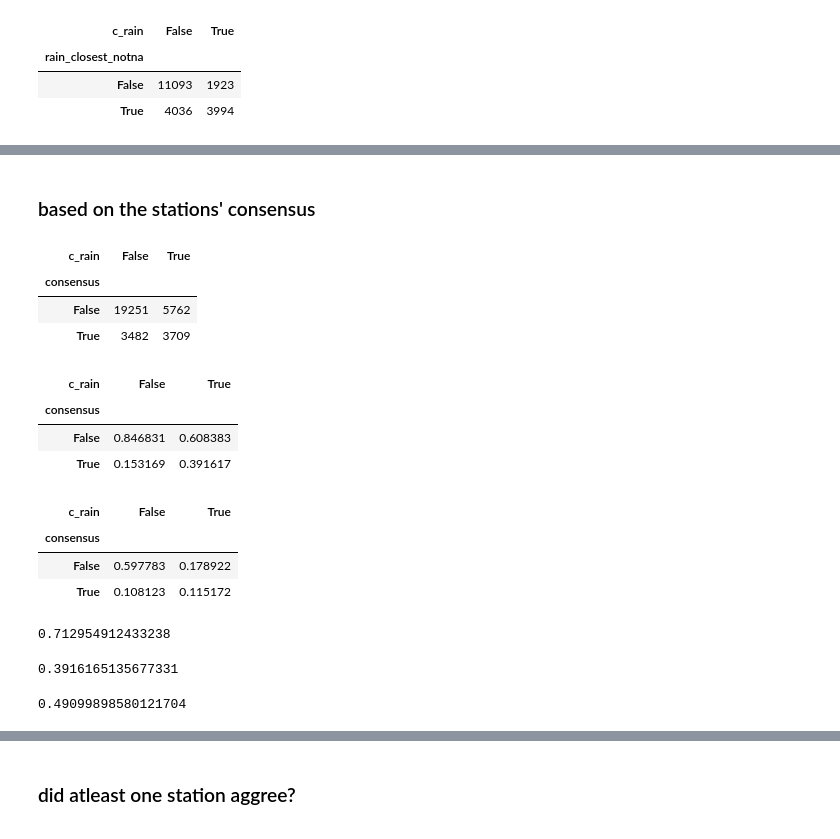
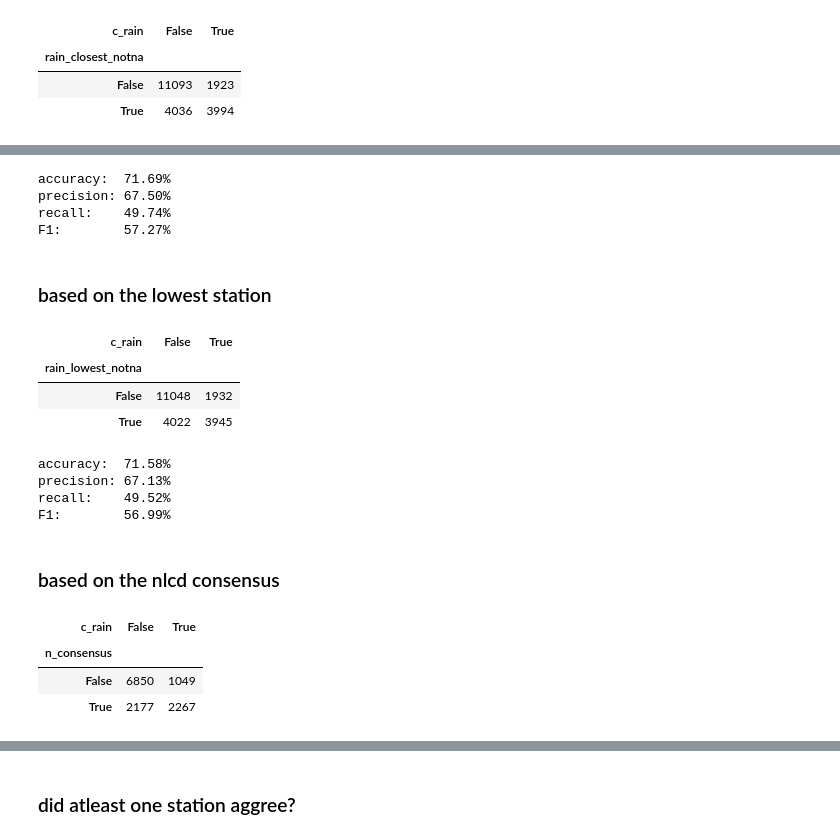
Before and after one commit to DataKind-DC/audubon-cbc, a Jupyter notebook: notebooks/2.1-he-rain-analysis.ipynb, the cells around one changed output, grey strips where cells are left out. Saved outputs shown, nothing was run; the diff lists cells and outputs as text; code cells hidden in the pictures.

Commit message:
done with rain? now for snow...

```diff
--- a/notebooks/2.1-he-rain-analysis.ipynb
+++ b/notebooks/2.1-he-rain-analysis.ipynb
@@ -187,6 +187,9 @@ def rain_calc(dfg):
         'n_num_true' : n_num_true,
 
         'p' : num_true / num_notna if (num_notna > 0) else np.NaN,
+        'e_p' : e_num_true / e_num_notna if (e_num_notna > 0) else np.NaN,
+        'n_p' : n_num_true / n_num_notna if (n_num_notna > 0) else np.NaN,
+
 #         'rain_closest' : dfg.loc[[dfg.distance.idxmin()]].s_rain.iloc[0] if (num > 0) else pd.NA,
 #         'rain_closest_notna' : dfg.loc[[dfg.loc[~is_na, 'distance'].idxmin()]].s_rain.iloc[0] if (num_notna > 0) else pd.NA,
         'rain_closest' : dfg.loc[dfg.distance.idxmin(), 's_rain'] if (num > 0) else pd.NA,
@@ -198,13 +201,19 @@ def rain_calc(dfg):
 # %%
 circle_data = g.apply(rain_calc)
 # %%
-circle_data = circle_data.join(circle_obs)
+circle_data = circle_obs.join(circle_data)
 # %%
 # if the stations couldnt agree (p ∈ [1-AGREEMENT_THRESHOLD, AGREEMENT_THRESHOLD]) or p is NaN, set the consenus to NaN as well
 circle_data['consensus'] = np.where(((circle_data.p >= (1-AGREEMENT_THRESHOLD)) & (circle_data.p <= AGREEMENT_THRESHOLD)) | circle_data.p.isna(),
                                      pd.NA, circle_data.p >= AGREEMENT_THRESHOLD)
+
+circle_data['e_consensus'] = np.where(((circle_data.e_p >= (1-AGREEMENT_THRESHOLD)) & (circle_data.e_p <= AGREEMENT_THRESHOLD)) | circle_data.e_p.isna(),
+                                     pd.NA, circle_data.e_p >= AGREEMENT_THRESHOLD)
+
+circle_data['n_consensus'] = np.where(((circle_data.n_p >= (1-AGREEMENT_THRESHOLD)) & (circle_data.n_p <= AGREEMENT_THRESHOLD)) | circle_data.n_p.isna(),
+                                     pd.NA, circle_data.n_p >= AGREEMENT_THRESHOLD)
 # %%
-for c in ['consensus', 'rain_closest', 'rain_closest_notna', 'rain_lowest', 'rain_lowest_notna']:
+for c in ['consensus', 'e_consensus', 'n_consensus', 'rain_closest', 'rain_closest_notna', 'rain_lowest', 'rain_lowest_notna']:
     circle_data[c] = circle_data[c].astype('boolean')
 # %% [markdown]
 ## total stats
@@ -544,43 +773,34 @@ re
+# %%
+crosstab_metrics(actl)
+# %% [output]
+accuracy:  71.69%
+precision: 67.50%
+recall:    49.74%
+F1:        57.27%
+# %% [markdown]
+### based on the lowest station
+# %%
+actl = pd.crosstab(circle_data.rain_lowest_notna, circle_data.c_rain)
+actl
+# %% [output]
+| c_rain | False | True |
+| rain_lowest_notna |  |  |
+| False | 11048 | 1932 |
+| True | 4022 | 3945 |
+# %%
+crosstab_metrics(actl)
+# %% [output]
+accuracy:  71.58%
+precision: 67.13%
+recall:    49.52%
+F1:        56.99%
 # %% [markdown]
-### based on the stations' consensus
+### based on the nlcd consensus
 # %%
-actl = pd.crosstab(circle_data.consensus, circle_data.c_rain)
+actl = pd.crosstab(circle_data.n_consensus, circle_data.c_rain)
 actl
 # %% [output]
 | c_rain | False | True |
-| consensus |  |  |
-| False | 19251 | 5762 |
-| True | 3482 | 3709 |
+| n_consensus |  |  |
+| False | 6850 | 1049 |
+| True | 2177 | 2267 |
-# %%
-# condition on volunteer data
-actl / actl.sum()
-# %% [output]
-| c_rain | False | True |
-| consensus |  |  |
-| False | 0.846831 | 0.608383 |
-| True | 0.153169 | 0.391617 |
-# %%
-# total joint
-actl / actl.to_numpy().sum()
-# %% [output]
-| c_rain | False | True |
-| consensus |  |  |
-| False | 0.597783 | 0.178922 |
-| True | 0.108123 | 0.115172 |
-# %%
-# accuracy
-actl.to_numpy().diagonal().sum() / actl.to_numpy().sum()
-# %% [output]
-0.712954912433238
-# %%
-# precision
-pr = actl.loc[1,1] / actl.to_numpy()[[1,0], [1,1]].sum()
-pr
-# %% [output]
-0.3916165135677331
-# %%
-# recall
-re = actl.loc[1,1] / actl.to_numpy()[[1,1], [1,0]].sum()
-re
-# %% [output]
-0.49099898580121704
```
Also changed, not shown: parts of 86 cells of this notebook.
